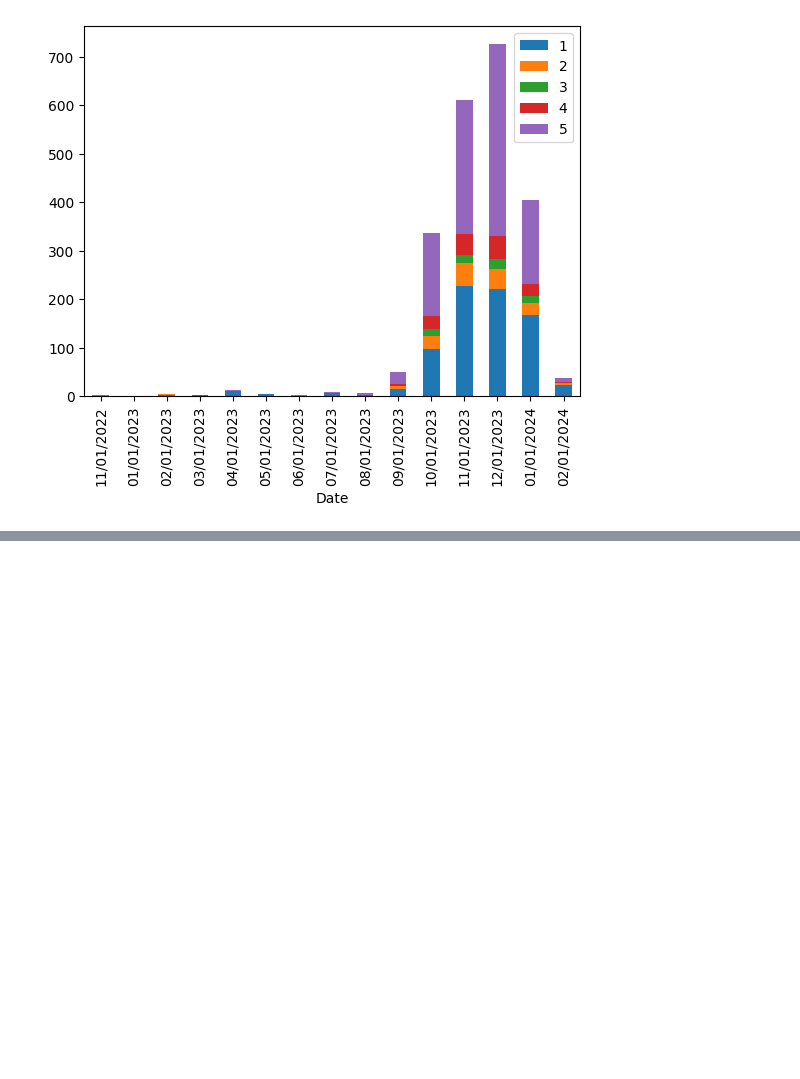
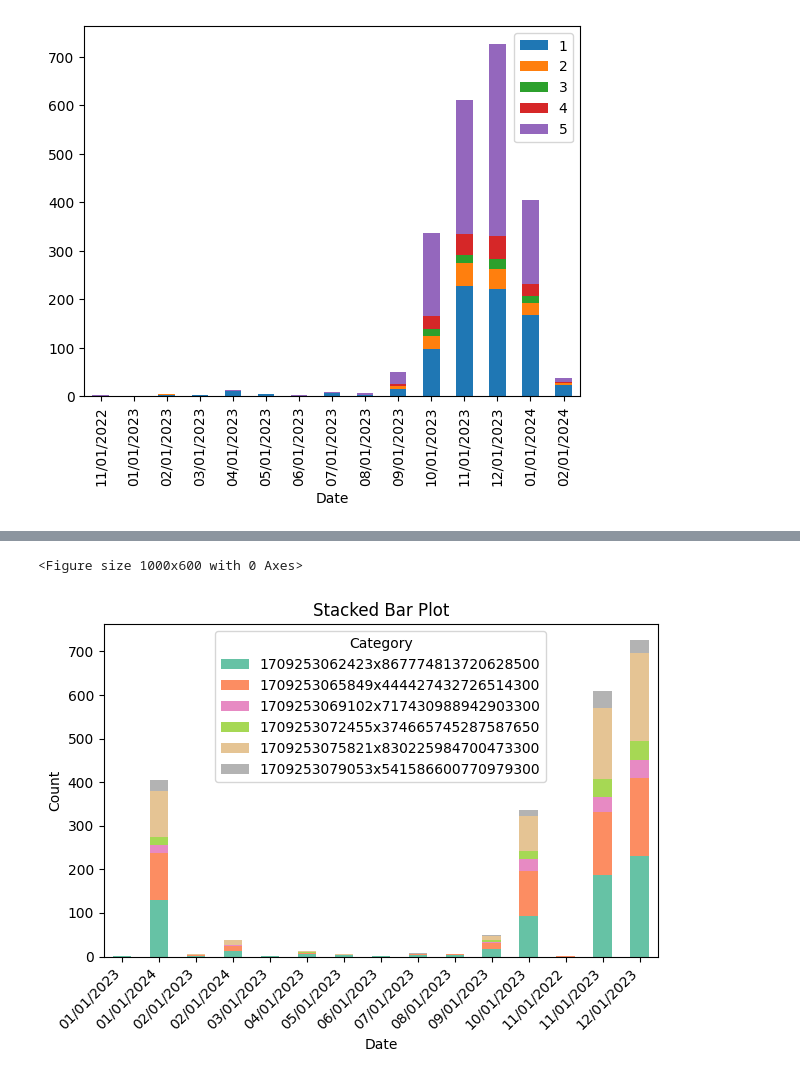
Before and after one commit to ArnaudGardille/Feedback-Analysis, a Jupyter notebook: insights_extraction_fr.ipynb, the cells around one changed output, grey strips where cells are left out. Cells and saved outputs as stored; diff of their text form; code cells hidden in the pictures; blank space fills up the shorter version.

```diff
--- a/insights_extraction_fr.ipynb
+++ b/insights_extraction_fr.ipynb
@@ -608,3 +600,26 @@ df.plot(kind='bar', stacked=True)
+# %%
+import matplotlib.pyplot as plt
+
+# Reshape the data frame using pivot_table to prepare it for plotting
+df_pivoted = df.pivot_table(index='Date', columns='Category', values='count', aggfunc='sum')
+
+# Create the stacked bar plot using Matplotlib
+plt.figure(figsize=(10, 6))  # Adjust figure size as needed
+df_pivoted.plot(kind='bar', stacked=True, colormap='Set2')
+
+# Customize plot elements (optional):
+plt.xlabel('Date')
+plt.ylabel('Count')
+plt.title('Stacked Bar Plot')
+plt.xticks(rotation=45, ha='right')  # Rotate x-axis labels for readability
+plt.legend(title='Category')
+plt.tight_layout()
+
+# Display the plot
+plt.show()
+# %% [output]
+<Figure size 1000x600 with 0 Axes>
+[figure, added]
 # %%
 X = df["Date"].drop_duplicates()
 # %%
```
Also changed, not shown: parts of 2 cells of this notebook.
